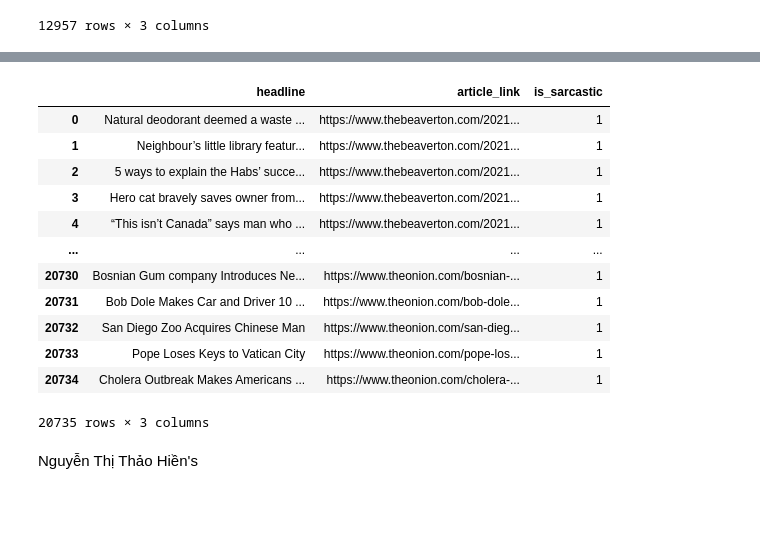
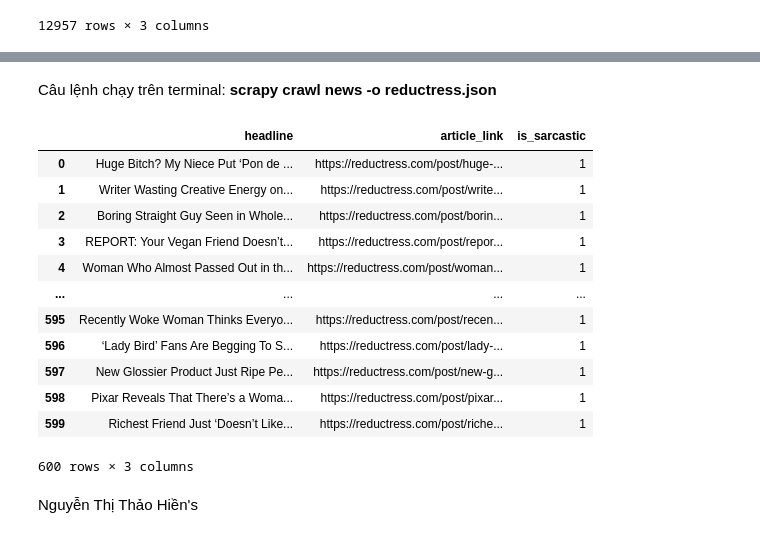
Before and after one commit to dxmai/CS114.L21.KHCL, a Jupyter notebook: Colab/SarcasmDetection/SarcasmDetection.ipynb, the cells around one changed output, grey strips where cells are left out. Drawn from its saved outputs; the diff is of its cells as text; code cells hidden in the pictures; blank space fills up the shorter version.

```diff
--- a/Colab/SarcasmDetection/SarcasmDetection.ipynb
+++ b/Colab/SarcasmDetection/SarcasmDetection.ipynb
@@ -107,27 +345,29 @@ data2
+# %% [markdown]
+Câu lệnh chạy trên terminal:
+**scrapy crawl news -o reductress.json**
+# %%
+data6 = pd.read_json('https://raw.githubusercontent.com/dxmai/CS114.L21.KHCL/main/Colab/SarcasmDetection/Dataset/reductress.json')
+data6
+# %% [output]
+|  | headline | article_link | is_sarcastic |
+| 0 | Huge Bitch? My Niece Put ‘Pon de ... | https://reductress.com/post/huge-... | 1 |
+| 1 | Writer Wasting Creative Energy on... | https://reductress.com/post/write... | 1 |
+| 2 | Boring Straight Guy Seen in Whole... | https://reductress.com/post/borin... | 1 |
+| 3 | REPORT: Your Vegan Friend Doesn’t... | https://reductress.com/post/repor... | 1 |
+| 4 | Woman Who Almost Passed Out in th... | https://reductress.com/post/woman... | 1 |
+| ... | ... | ... | ... |
+| 595 | Recently Woke Woman Thinks Everyo... | https://reductress.com/post/recen... | 1 |
+| 596 | ‘Lady Bird’ Fans Are Begging To S... | https://reductress.com/post/lady-... | 1 |
+| 597 | New Glossier Product Just Ripe Pe... | https://reductress.com/post/new-g... | 1 |
+| 598 | Pixar Reveals That There’s a Woma... | https://reductress.com/post/pixar... | 1 |
+| 599 | Richest Friend Just ‘Doesn’t Like... | https://reductress.com/post/riche... | 1 |
+600 rows × 3 columns
 # %%
 #Chuyển dữ liệu về dataframe để dễ xử lý hơn, đổi tên cột để thể hiện ý nghĩ rõ hơn
 data = pd.DataFrame.from_dict(data)
 data.columns = ['headline', 'article_link', 'is_sarcastic']
 data2 = pd.DataFrame.from_dict(data2)
 data2.columns = ['headline', 'article_link', 'is_sarcastic']
-# %%
-#Nối 2 dataframe đã tạo ra sẵn thành 1 bộ dataset
-dataset = data.append(data2, ignore_index=True)
-dataset
-# %% [output]
-|  | headline | article_link | is_sarcastic |
-| 0 | Natural deodorant deemed a waste ... | https://www.thebeaverton.com/2021... | 1 |
-| 1 | Neighbour’s little library featur... | https://www.thebeaverton.com/2021... | 1 |
-| 2 | 5 ways to explain the Habs’ succe... | https://www.thebeaverton.com/2021... | 1 |
-| 3 | Hero cat bravely saves owner from... | https://www.thebeaverton.com/2021... | 1 |
-| 4 | “This isn’t Canada” says man who ... | https://www.thebeaverton.com/2021... | 1 |
-| ... | ... | ... | ... |
-| 20730 | Bosnian Gum company Introduces Ne... | https://www.theonion.com/bosnian-... | 1 |
-| 20731 | Bob Dole Makes Car and Driver 10 ... | https://www.theonion.com/bob-dole... | 1 |
-| 20732 | San Diego Zoo Acquires Chinese Man | https://www.theonion.com/san-dieg... | 1 |
-| 20733 | Pope Loses Keys to Vatican City | https://www.theonion.com/pope-los... | 1 |
-| 20734 | Cholera Outbreak Makes Americans ... | https://www.theonion.com/cholera-... | 1 |
-20735 rows × 3 columns
 # %% [markdown]
 Nguyễn Thị Thảo Hiền's
 # %%
```
Also changed, not shown: parts of 15 cells of this notebook.
